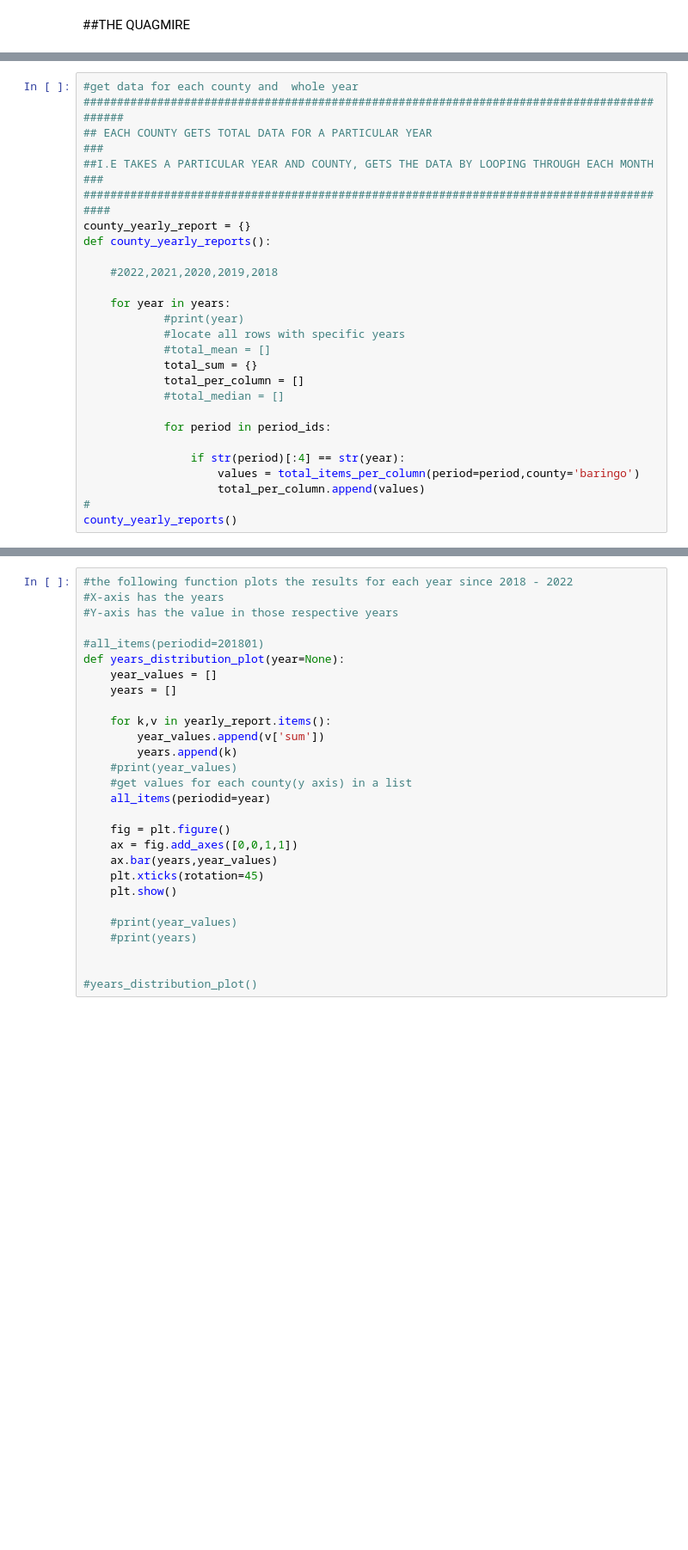
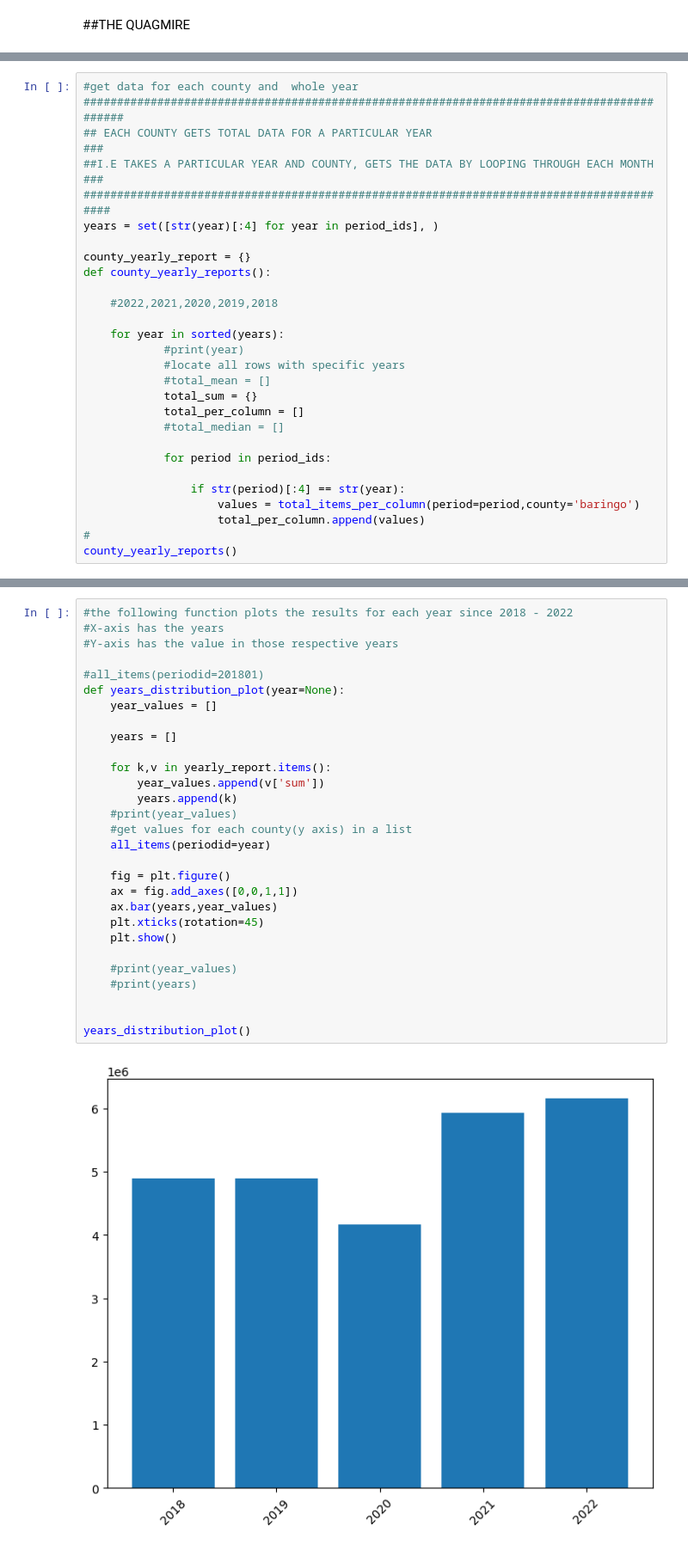
Before and after one commit to HealthIT-Kabarak/Malaria-Commodities-Analysis-and-Demand-Prediction-Model, a Jupyter notebook: Backend/malaria.ipynb, the cells around one changed output, grey strips where cells are left out. Shown at 86% size. Cells and saved outputs as stored; diff of their text form; blank space fills up the shorter version.

```diff
--- a/Backend/malaria.ipynb
+++ b/Backend/malaria.ipynb
@@ -405,12 +406,14 @@ def total_items_per_column(period=None,county=None):
 ## EACH COUNTY GETS TOTAL DATA FOR A PARTICULAR YEAR                                    ###
 ##I.E TAKES A PARTICULAR YEAR AND COUNTY, GETS THE DATA BY LOOPING THROUGH EACH MONTH  ###
 #########################################################################################
+years = set([str(year)[:4] for year in period_ids], )
+
 county_yearly_report = {}
 def county_yearly_reports():
 
     #2022,2021,2020,2019,2018
 
-    for year in years:
+    for year in sorted(years):
             #print(year)
             #locate all rows with specific years
             #total_mean = []
@@ -486,28 +495,31 @@ year_summation()
 # %%
 #the following function plots the results for each year since 2018 - 2022
 #X-axis has the years
 #Y-axis has the value in those respective years
 
 #all_items(periodid=201801)
 def years_distribution_plot(year=None):
     year_values = []
+
     years = []
 
     for k,v in yearly_report.items():
         year_values.append(v['sum'])
         years.append(k)
     #print(year_values)
     #get values for each county(y axis) in a list
     all_items(periodid=year)
 
     fig = plt.figure()
     ax = fig.add_axes([0,0,1,1])
     ax.bar(years,year_values)
     plt.xticks(rotation=45)
     plt.show()
 
     #print(year_values)
     #print(years)
 
 
-#years_distribution_plot()
+years_distribution_plot()
+# %% [output]
+[figure, added]
```
Also changed, not shown: parts of 8 cells of this notebook, 6 other files.
